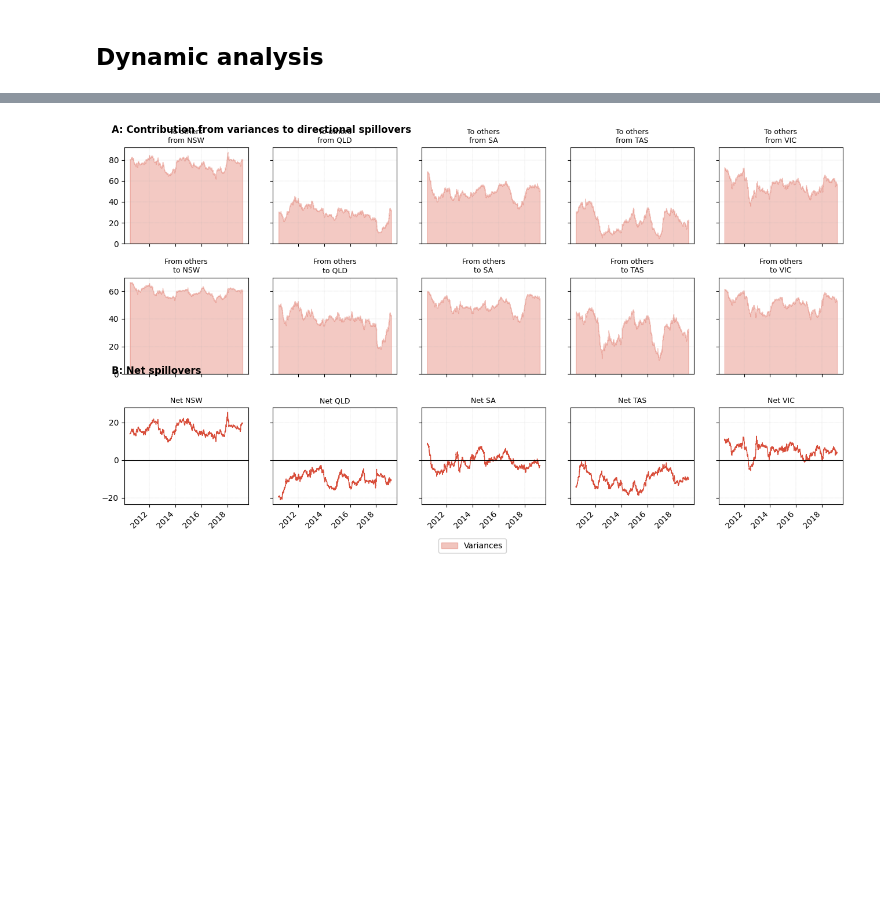
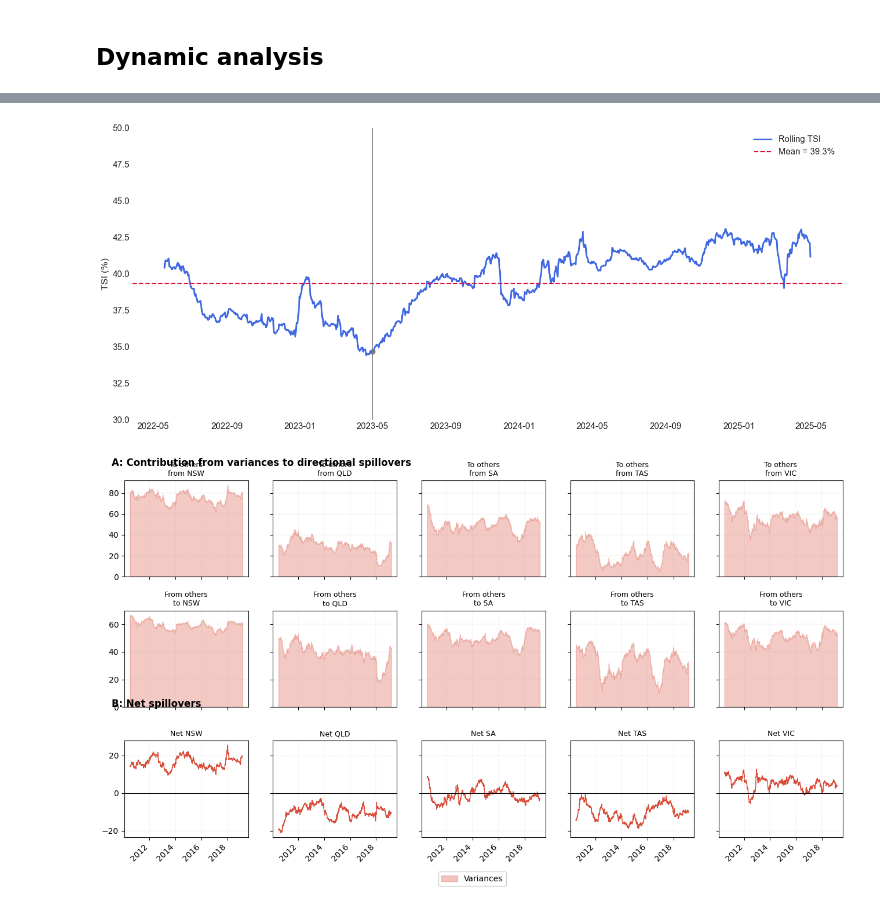
Before and after one commit to franrolotti/volatility-spillovers-methodology, a Jupyter notebook: 03_volatility_spillovers_var_MHAR.ipynb, the cells around one changed output, grey strips where cells are left out. Drawn from its saved outputs; the diff is of its cells as text; code cells hidden in the pictures; blank space fills up the shorter version.

```diff
--- a/03_volatility_spillovers_var_MHAR.ipynb
+++ b/03_volatility_spillovers_var_MHAR.ipynb
@@ -538,3 +537,36 @@ ax.legend(); ax.grid(True); plt.tight_layout(); plt.show()
+# %%
+# ── plot ──────────────────────────────────────────────────────────────
+fig, ax = plt.subplots(figsize=(14, 6))
+fig.patch.set_alpha(0)                 # transparent background
+ax.set_facecolor("none")
+
+ax.plot(tsi_df.index, tsi_df["TSI"], lw=2.2, color="royalblue", label="Rolling TSI")
+
+mean_val = tsi_df["TSI"].mean()
+ax.axhline(mean_val, ls="--", lw=1.6, color="crimson", label=f"Mean = {mean_val:.1f}%")
+
+mark_date = pd.Timestamp("2023-05-01")
+ax.axvline(mark_date, color="grey", lw=1.2)
+ax.scatter(mark_date, tsi_df.loc[mark_date, "TSI"], color="grey", s=40)
+
+ax.set_ylim(30, 50)
+ax.set_ylabel("TSI (%)")
+
+ax.tick_params(axis="both", which="both", length=0)
+for spine in ax.spines.values():
+    spine.set_visible(False)
+
+ax.legend(frameon=False)
+plt.tight_layout()
+
+# ── save to ./plots/ with dynamic name ───────────────────────────────
+os.makedirs("plots", exist_ok=True)
+fig.savefig(f"plots/rolling_tsi_mhar_revar_{option_selector.value}.png",
+            dpi=300, transparent=True)
+
+plt.show()
+# %% [output]
+[figure, added]
 # %%
 # ──────────────────────────────────────────────────────────────────────────────
 #  GRID TO-/FROM-/NET  ── rolling MHAR-ReVar
```
Also changed, not shown: parts of 4 cells of this notebook.
